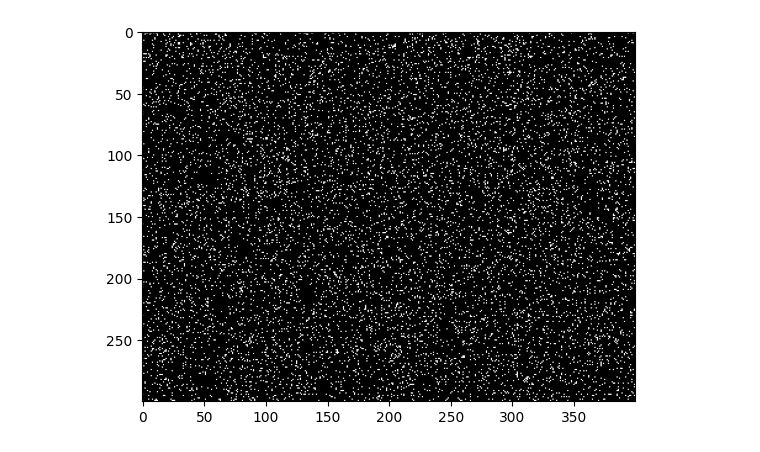
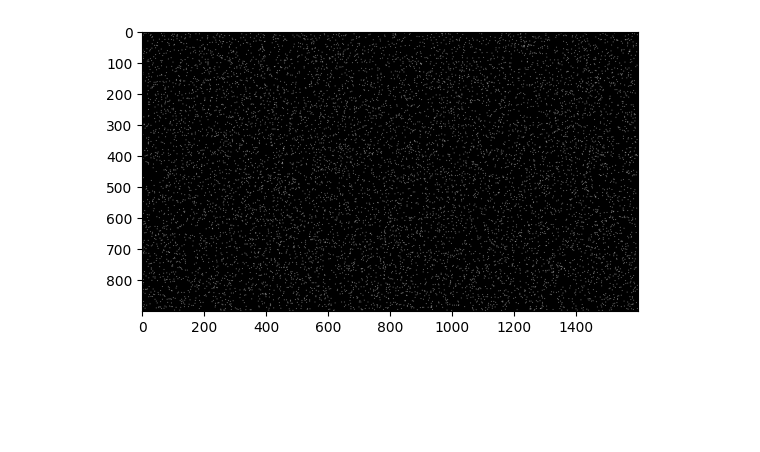
Before and after one commit to IsaacAppleLover/AKAT-3D-Analyzator, a Jupyter notebook: RandomPattern.ipynb, the cells around one changed output. Drawn from its saved outputs; the diff is of its cells as text; code cells hidden in the pictures; blank space fills up the shorter version.

```diff
--- a/RandomPattern.ipynb
+++ b/RandomPattern.ipynb
@@ -1,23 +1,42 @@
 # %% [markdown]
 <a href="https://colab.research.google.com/github/IsaacAppleLover/AKAT-3D-Analyzator/blob/main/RandomPattern.ipynb" target="_parent"><img src="https://colab.research.google.com/assets/colab-badge.svg" alt="Open In Colab"/></a>
-# %%
-import numpy as np
-import matplotlib.pyplot as plt
-
-# Größe des Musters
-width, height = 400, 300
-
-# Erzeugung eines leeren Bildes
-pattern = np.zeros((height, width))
-
-# Füllen des Bildes mit zufälligen Punkten
-for _ in range(10000):  # Anzahl der Punkte
-    x, y = np.random.randint(0, width), np.random.randint(0, height)
-    pattern[y, x] = 1  # Setzen des Punktes auf Weiß
-
-# Anzeigen des Musters
-plt.imshow(pattern, cmap='gray')
-plt.imwrite()
-plt.show()
-# %% [output]
-[figure, removed]
+# %%
+import numpy as np
+import matplotlib.pyplot as plt
+
+# Define the size of the pattern
+width, height = 1600, 900
+
+# Create an empty pattern
+pattern = np.zeros((height, width))
+
+# Function to check if a point is surrounded by at least 8 black points
+def is_surrounded_by_black(x, y):
+    count = 0
+    for i in range(x-1, x+2):
+        for j in range(y-1, y+2):
+            if i == x and j == y:  # Exclude the point itself
+                continue
+            if i >= 0 and i < width and j >= 0 and j < height:
+                if pattern[j, i] == 0:
+                    count += 1
+    return count == 8  # Check if the point is surrounded by 8 black points
+
+def fill_white(x, y):
+    for i in range(x-1, x+1):
+        for j in range(y-1, y+1):
+            if i >= 0 and i < width and j >= 0 and j < height:
+                pattern[j, i] = 1
+
+# Fill the pattern with random white points
+for _ in range(10000):  # Number of points
+    x, y = np.random.randint(0, width), np.random.randint(0, height)
+    if is_surrounded_by_black(x, y):
+        fill_white(x, y)
+
+# Display the pattern
+plt.imshow(pattern, cmap='gray')
+plt.imsave('random_pattern.png', pattern, cmap='gray')
+plt.show()
+# %% [output]
+[figure, added]
```
Also changed, not shown: 1 other file.
